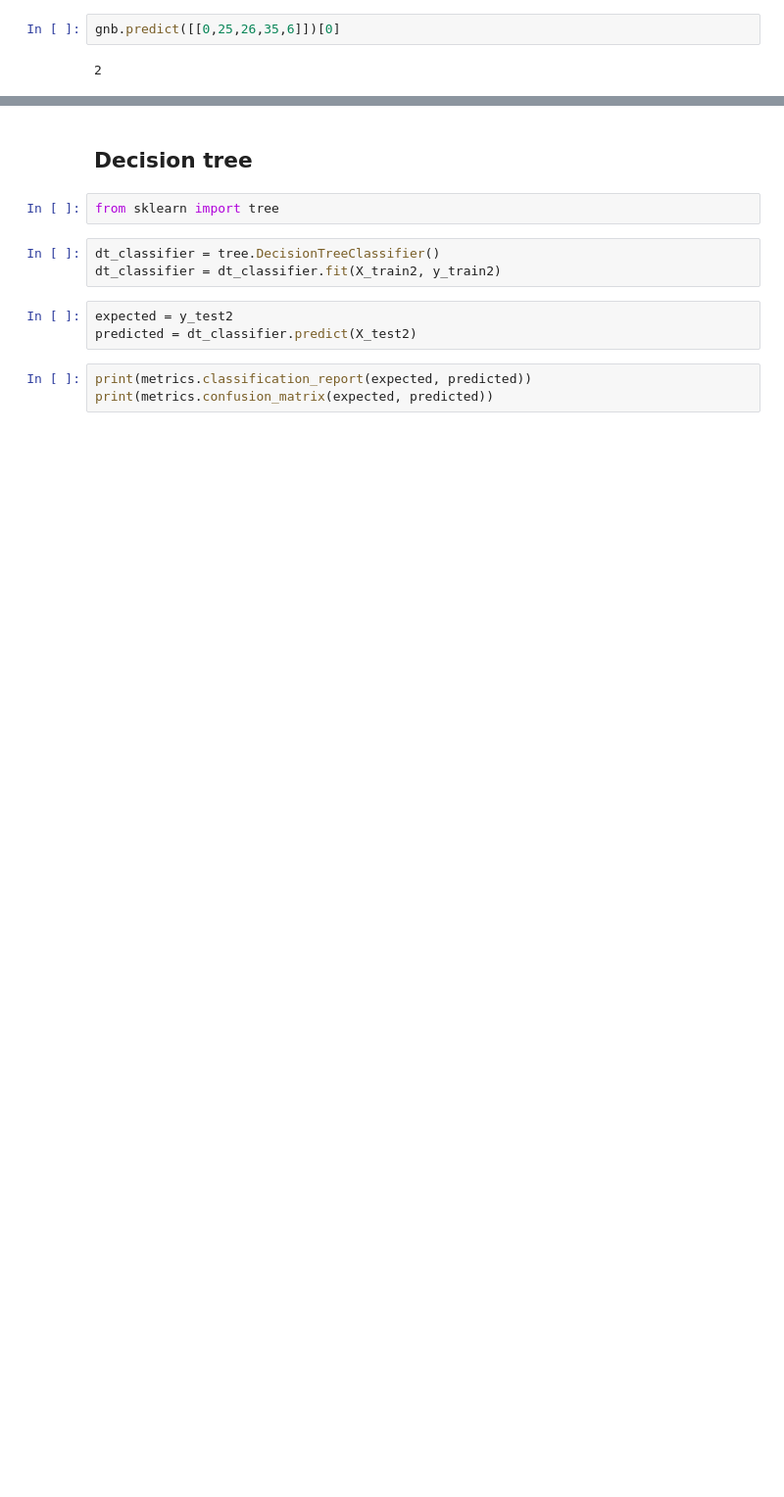
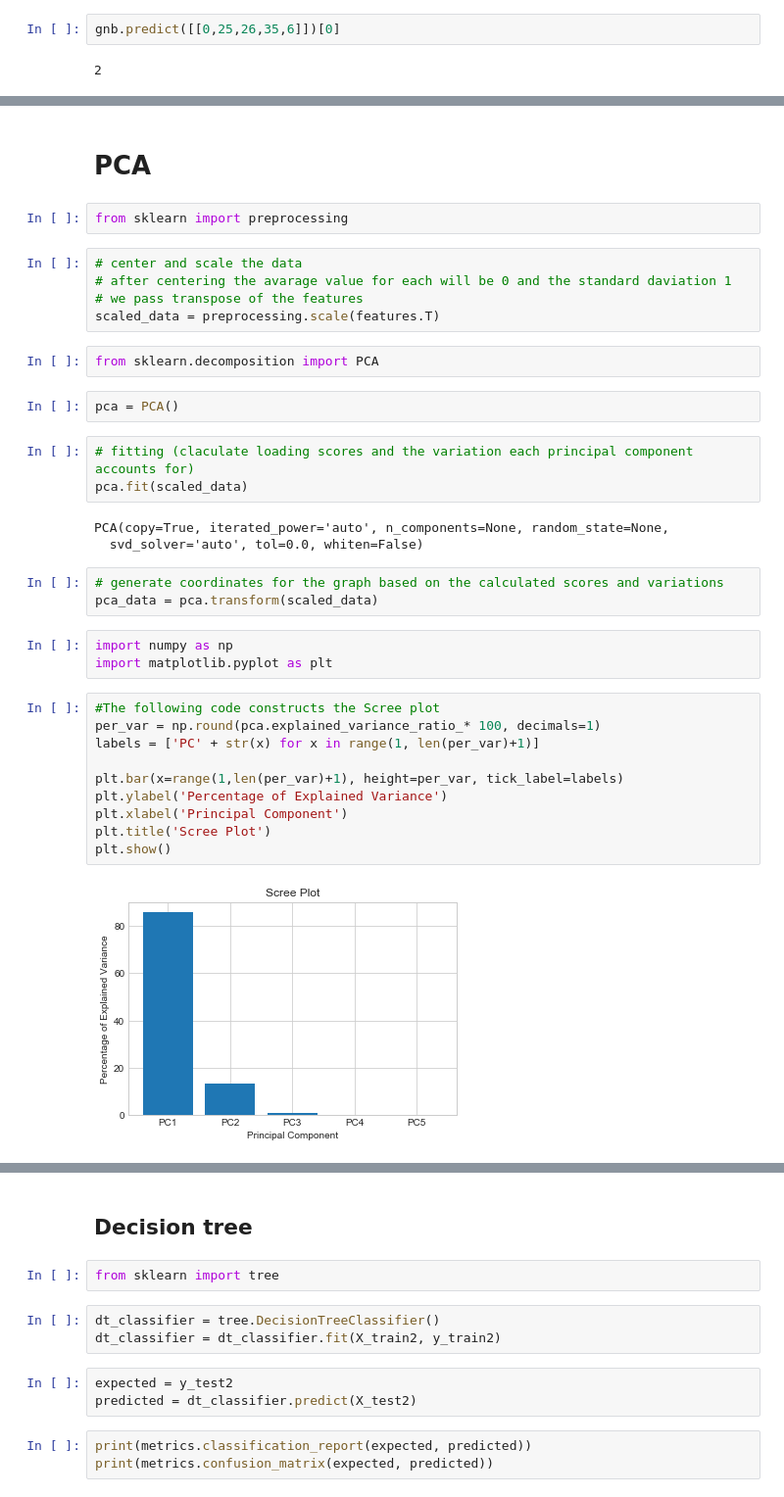
Before and after one commit to galkeidarrr/DSproject, a Jupyter notebook: DS project - Task 2.ipynb, the cells around one changed output, grey strips where cells are left out. Shown at 98% size. Drawn from its saved outputs; the diff is of its cells as text; blank space fills up the shorter version.

```diff
--- a/DS project - Task 2.ipynb
+++ b/DS project - Task 2.ipynb
@@ -452,3 +475,40 @@ FN for classes:
         class 2 = 0.553001
         class 3 = 0.686536
         class 4 = 0.737115
+# %% [markdown]
+# PCA
+# %%
+from sklearn import preprocessing
+# %%
+# center and scale the data
+# after centering the avarage value for each will be 0 and the standard daviation 1
+# we pass transpose of the features
+scaled_data = preprocessing.scale(features.T)
+# %%
+from sklearn.decomposition import PCA
+# %%
+pca = PCA()
+# %%
+# fitting (claculate loading scores and the variation each principal component accounts for)
+pca.fit(scaled_data)
+# %% [output]
+PCA(copy=True, iterated_power='auto', n_components=None, random_state=None,
+  svd_solver='auto', tol=0.0, whiten=False)
+# %%
+# generate coordinates for the graph based on the calculated scores and variations
+pca_data = pca.transform(scaled_data)
+# %%
+import numpy as np
+import matplotlib.pyplot as plt
+# %%
+#The following code constructs the Scree plot
+per_var = np.round(pca.explained_variance_ratio_* 100, decimals=1)
+labels = ['PC' + str(x) for x in range(1, len(per_var)+1)]
+
+plt.bar(x=range(1,len(per_var)+1), height=per_var, tick_label=labels)
+plt.ylabel('Percentage of Explained Variance')
+plt.xlabel('Principal Component')
+plt.title('Scree Plot')
+plt.show()
+# %% [output]
+[figure, added]
```
Also changed, not shown: parts of 32 cells of this notebook.
